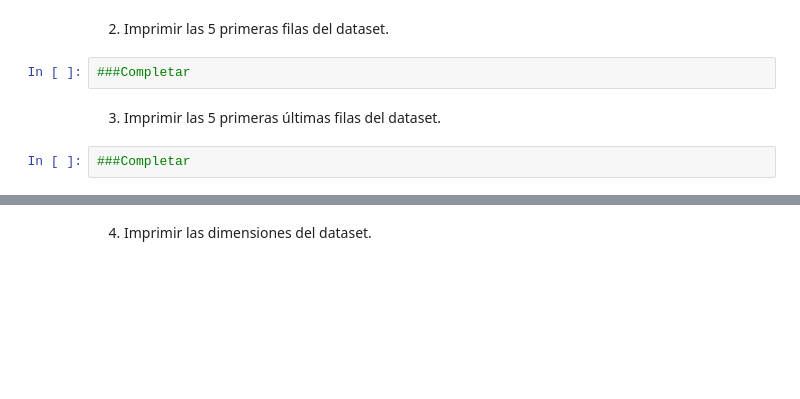
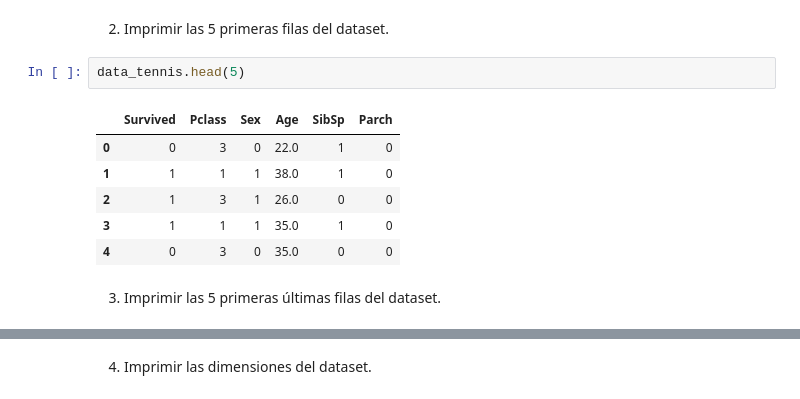
Before and after one commit to PaolaDaft/ML_Morelos_Notebooks2024, a Jupyter notebook: Clase5/Workshop/Workshop_ML_Clasificacion_(A_COMPLETAR).ipynb, the cells around one changed output, grey strips where cells are left out. Drawn from its saved outputs; the diff is of its cells as text; blank space fills up the shorter version.

```diff
--- a/Clase5/Workshop/Workshop_ML_Clasificacion_(A_COMPLETAR).ipynb
+++ b/Clase5/Workshop/Workshop_ML_Clasificacion_(A_COMPLETAR).ipynb
@@ -20,9 +20,14 @@ Mounted at /content/drive
 data_tennis = pd.read_csv("/content/drive/MyDrive/Colab Notebooks/📊 Desarrollo de habilidades en INTELIGENCIA ARTIFICIAL Y DATA/Clase 5/Workshop/Titanic.csv", sep = ",")
 # %% [markdown]
 2. Imprimir las 5 primeras filas del dataset.
-# %%
-###Completar
+# %%
+data_tennis.head(5)
+# %% [output]
+|  | Survived | Pclass | Sex | Age | SibSp | Parch |
+| 0 | 0 | 3 | 0 | 22.0 | 1 | 0 |
+| 1 | 1 | 1 | 1 | 38.0 | 1 | 0 |
+| 2 | 1 | 3 | 1 | 26.0 | 0 | 0 |
+| 3 | 1 | 1 | 1 | 35.0 | 1 | 0 |
+| 4 | 0 | 3 | 0 | 35.0 | 0 | 0 |
 # %% [markdown]
 3. Imprimir las 5 primeras últimas filas del dataset.
-# %%
-###Completar
```
Also changed, not shown: parts of 30 cells of this notebook.
